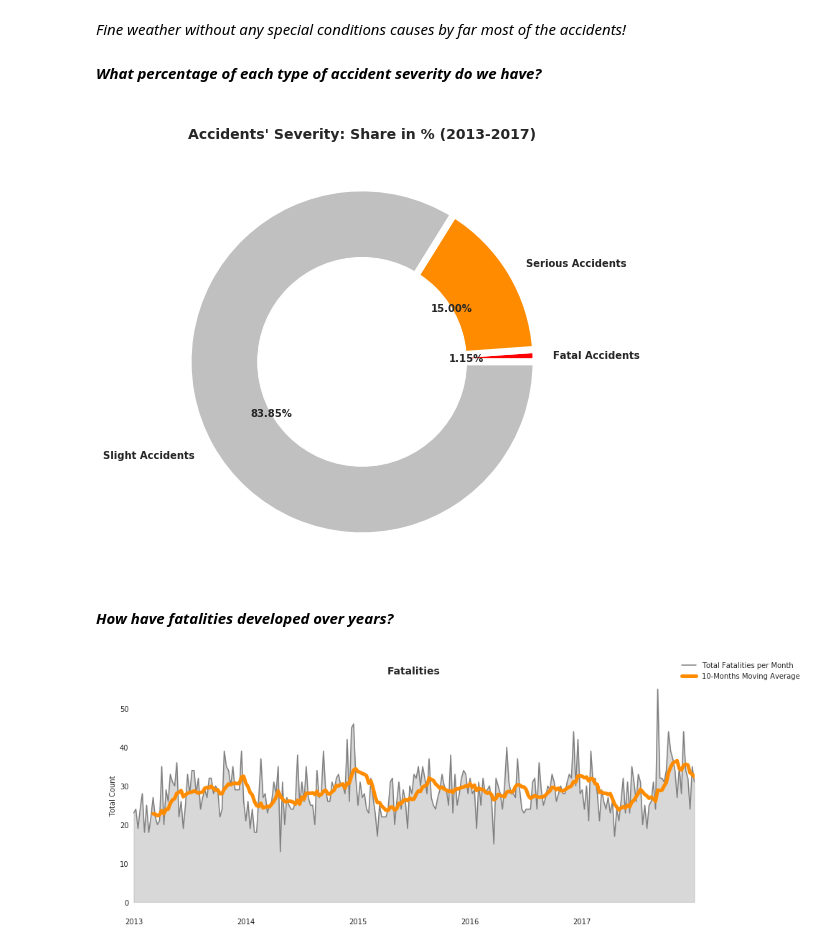
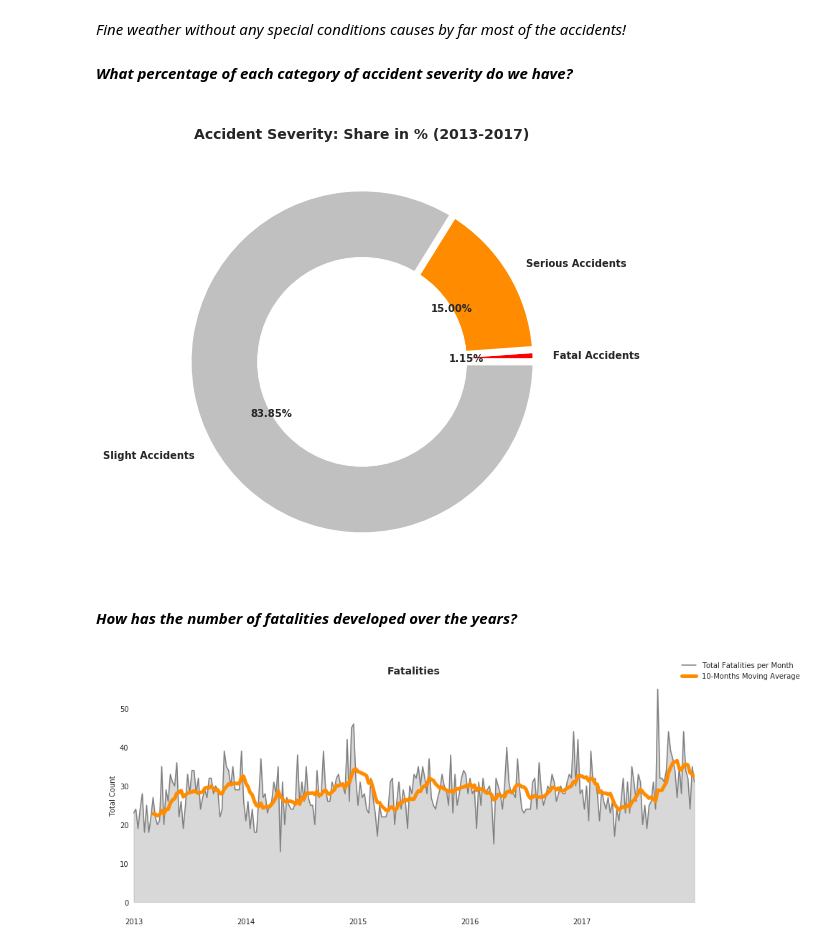
Before and after one commit to BrittaInData/Road-Safety-UK, a Jupyter notebook: Analysis_4_predicting_Accident_Severity.ipynb, the cells around one changed output. Drawn from its saved outputs; the diff is of its cells as text; code cells hidden in the pictures.

```diff
--- a/Analysis_4_predicting_Accident_Severity.ipynb
+++ b/Analysis_4_predicting_Accident_Severity.ipynb
@@ -342,35 +342,35 @@ plt.ylabel('');
 # %% [markdown]
 *Fine weather without any special conditions causes by far most of the accidents!*
 # %% [markdown]
-***What percentage of each type of accident severity do we have?***
+***What percentage of each category of accident severity do we have?***
 # %%
 # assign the data
 fatal   = accidents.Accident_Severity.value_counts()[1]
 serious = accidents.Accident_Severity.value_counts()[2]
 slight  = accidents.Accident_Severity.value_counts()[3]
 
 names = ['Fatal Accidents','Serious Accidents', 'Slight Accidents']
 size  = [fatal, serious, slight]
 #explode = (0.2, 0, 0)
 
 # create a pie chart
 plt.pie(x=size, labels=names, colors=['red', 'darkorange', 'silver'],
         autopct='%1.2f%%', pctdistance=0.6, textprops=dict(fontweight='bold'),
         wedgeprops={'linewidth':7, 'edgecolor':'white'})
 
 # create circle for the center of the plot to make the pie look like a donut
 my_circle = plt.Circle((0,0), 0.6, color='white')
 
 # plot the donut chart
 fig = plt.gcf()
 fig.set_size_inches(8,8)
 fig.gca().add_artist(my_circle)
-plt.title('\nAccidents\' Severity: Share in % (2013-2017)', fontsize=14, fontweight='bold')
+plt.title('\nAccident Severity: Share in % (2013-2017)', fontsize=14, fontweight='bold')
 plt.show()
 # %% [output]
-[figure, old version]
+[figure, new version]
 # %% [markdown]
-***How have fatalities developed over years?***
+***How has the number of fatalities developed over the years?***
 # %%
 # set the criterium to slice the fatalaties
 criteria = accidents['Accident_Severity']==1
```
Also changed, not shown: parts of 9 cells of this notebook, 10 other files.
